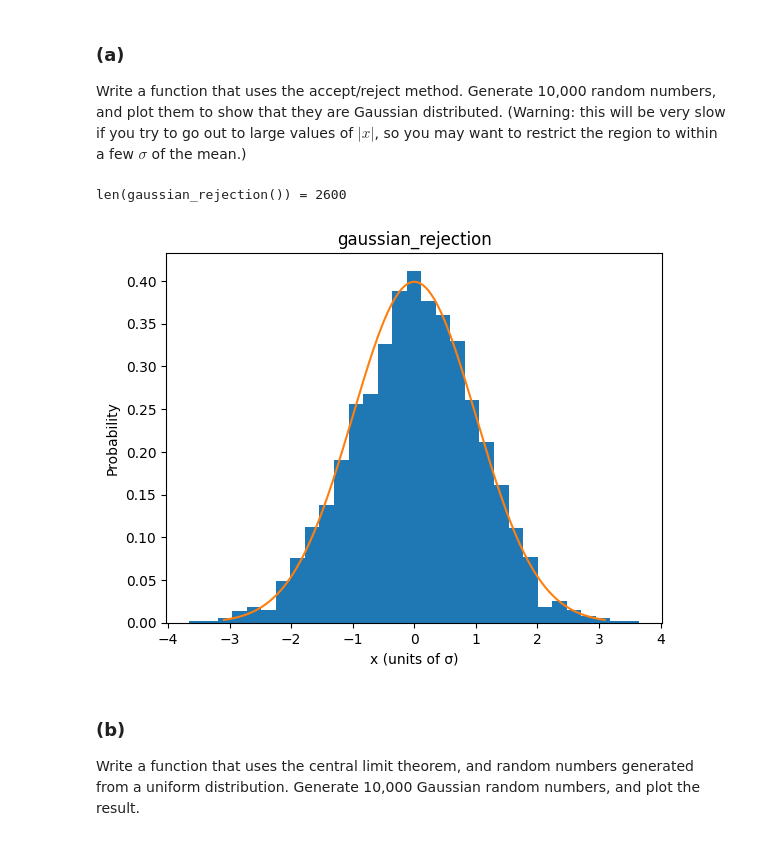
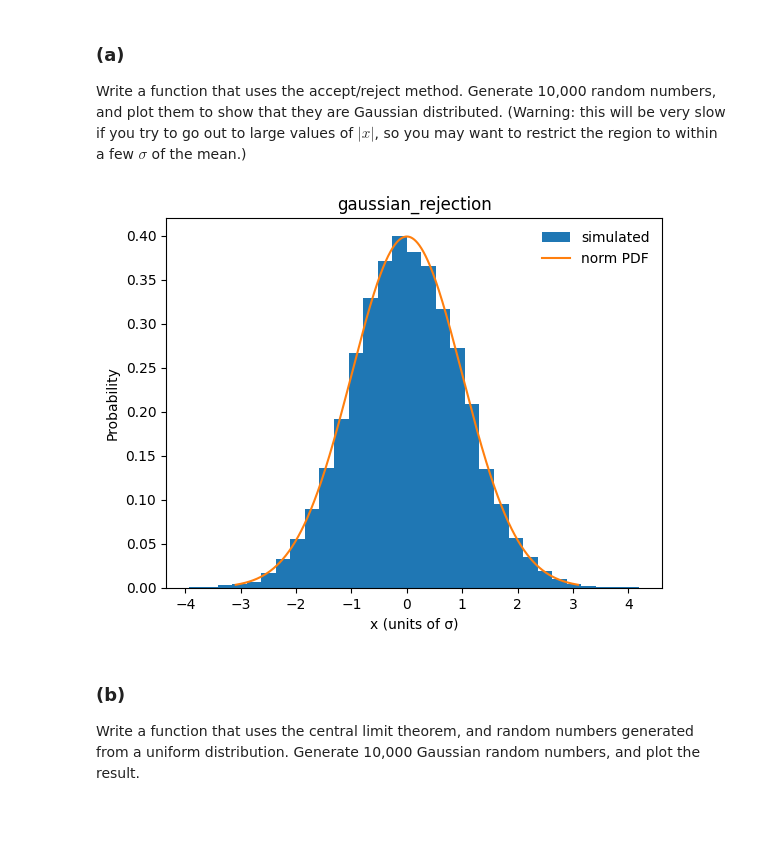
Before and after one commit to Andrew-Schwartz/PHYS403, a Jupyter notebook: hw/HW3_Andrew_Schwartz.ipynb, the cells around one changed output. Saved outputs shown, nothing was run; the diff lists cells and outputs as text; code cells hidden in the pictures.

```diff
--- a/hw/HW3_Andrew_Schwartz.ipynb
+++ b/hw/HW3_Andrew_Schwartz.ipynb
@@ -33,50 +33,65 @@ Suppose $x$ and $y$ are independent Poisson variables with means $λ_x$ and $λ_
 
 In class we discussed several different ways to generate Gaussian random numbers. In this problem, we will implement these methods to generate Gaussian random numbers with $\mu = 0$ and $σ^2 = 1$. Make sure that all plots are properly labeled.
 # %%
-try:
-    import cupy as np
-except ImportError:
-    import numpy as np
+import math
 
 import matplotlib.pyplot as plt
-from scipy.stats import norm, uniform, rayleigh
+import numpy as np
+from scipy.stats import norm, uniform, rayleigh, pearsonr
+
+# rng is like 2x as fast if you use `np.random.default_rng().<random method>()` over `np.random.<random method>()
+rng = np.random.default_rng()
+π = np.pi
 
 n = 10_000
 # %%
 def add_pdf(ax, dist, min=None, max=None, **kwargs):
+    """Add a pdf for a given distribution to the provided plot"""
     x = np.linspace(
         min if min is not None else dist.ppf(0.001),
         max if max is not None else dist.ppf(0.999),
         1000
     )
-    ax.plot(x, dist.pdf(x, **kwargs))
+    ax.plot(x, dist.pdf(x, **kwargs), label=f"{dist.name} PDF")
 
 
 def plot(gaussian):
+    """Plot a histogram for a given Gaussian sampling generator"""
     fig, ax = plt.subplots()
+    # call the gaussian function and plot histogram
     ax.hist(gaussian(), density=True, bins=31, label="simulated")
+    # plot the pdf of norm (Gaussian)
     add_pdf(ax, norm)
     ax.set_title(gaussian.__name__)
     ax.set_xlabel("x (units of σ)")
     ax.set_ylabel("Probability")
+    ax.legend(frameon=False)
     plt.show()
 # %% [markdown]
 ### (a)
 
 Write a function that uses the accept/reject method. Generate 10,000 random numbers, and plot them to show that they are Gaussian distributed. (Warning: this will be very slow if you try to go out to large values of $|x|$, so you may want to restrict the region to within a few $σ$ of the mean.)
 # %%
+# max(g(x))
+max_value = norm.pdf(0)
+nσ = 5
+
+# prob of accepting an xy pair (1/10 ∫₋₅⁵ e^(-x^2/2) dx)
+prob_rejection_accepted = np.sqrt(2 * π) * math.erf(5 / np.sqrt(2)) / 10
+# num random pairs usually needed to get 10000 accepted pairs
+# since its random, it won't always produce all 10000 values, but its close enough for this assignment, and it'd make the function significantly more complicated/ugly to loop until 10000
+n_req_rejection = int(n / prob_rejection_accepted) + 1
+
+
 def gaussian_rejection():
-    σs = 5
-    max_value = norm.pdf(0)
-    x = np.random.uniform(-σs, σs, n)
-    y = np.random.uniform(0, max_value, n)
-    return x[y < norm.pdf(x)]
+    x = rng.uniform(-nσ, nσ, n_req_rejection)
+    y = rng.uniform(0, max_value, n_req_rejection)
+    return x[y < norm.pdf(x)][:n]
 
-print(f'len(gaussian_rejection()) = {len(gaussian_rejection())}')
+
 plot(gaussian_rejection)
 # %% [output]
-len(gaussian_rejection()) = 2600
-[figure, old version]
+[figure, new version]
 # %% [markdown]
 ### (b)
 
```
Also changed, not shown: parts of 13 cells of this notebook.
